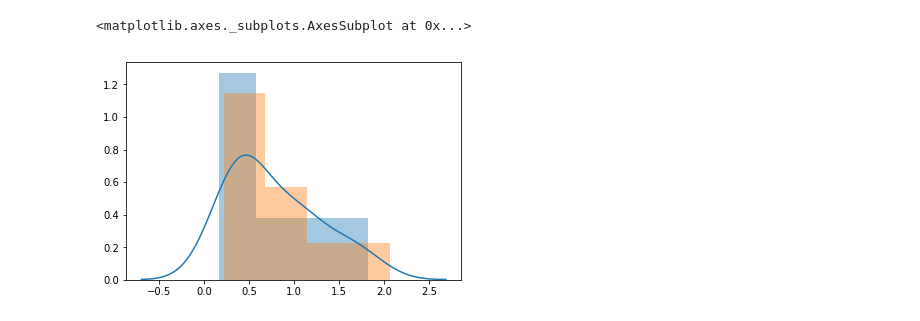
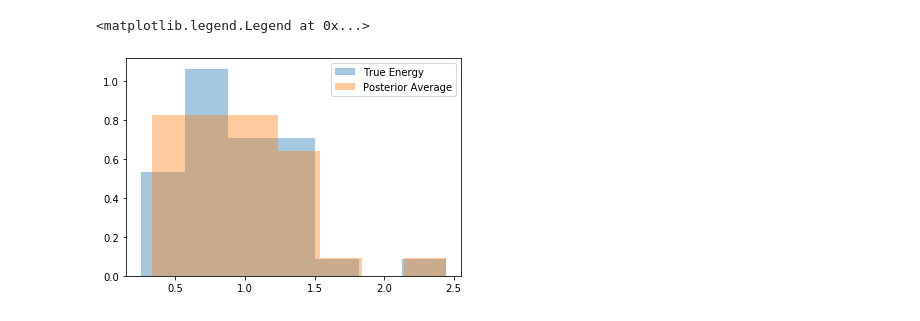
Before and after one commit to specktakel/hierarchical_nu, a Jupyter notebook: sandbox/sampling_bias.ipynb, the cells around one changed output. Cells and saved outputs as stored; diff of their text form; code cells hidden in the pictures.

```diff
--- a/sandbox/sampling_bias.ipynb
+++ b/sandbox/sampling_bias.ipynb
@@ -58,13 +93,0 @@ len(e_true_det)
-# %%
-with pm.Model() as model:
-    alpha = pm.Gamma("alpha", mu=2, sd=1)
-    prior = pm.Pareto("e_true", alpha=alpha, m=1, shape=len(e_reco_sim))
-    logprior = tt.log10(prior)
-    e_reco = pm.Normal("e_reco", mu=logprior, sd=reco_sigma, observed=np.log10(e_reco_sim))
-
-    #prior_undet =
-
-    #pot = pm.Potential("pot", tt.switch(tt.lt(logprior, th), (1-(logprior/th)**3), 0).sum())
-    pot = pm.Potential("pot", tt.switch(tt.lt(logprior, th), tt.log((logprior/th)**3), 0))
-    trace = pm.sample(tune=2000)
-    ppred = pm.sample_prior_predictive()
@@ -83,0 +180,25 @@ np.log10(np.average(trace["e_true"], axis=0)).shape
+# %%
+n_obs = len(e_reco_sim)
+
+with pm.Model() as model:
+    alpha = pm.Uniform("alpha", 2, 3)
+    n_total = pm.Gamma("n_total", mu=1000, sd=500)
+
+    sel_int = selection_integral(alpha, th)
+
+    poisson_rate = sel_int * n_total
+    poisson_l = pm.Poisson.dist(poisson_rate).logp(n_obs)
+
+    e_true_obs = pm.Pareto("e_true_obs", alpha=alpha-1, m=1, shape=n_obs)
+
+    e_reco = pm.Normal("e_reco", mu=e_true_obs, sd=reco_sigma, observed=e_reco_sim)
+    logprior_det = tt.log10(e_true_obs)
+
+    log_det_prob = tt.log(selection_prob(e_true_obs, th))
+    log_undet_prob = tt.log((1-sel_int))*(n_true-len(e_reco_sim))
+
+    det_prob_pot = pm.Potential("det_prob_pot", log_det_prob)
+    undet_prob_pot = pm.Potential("undet_prob_pot", log_undet_prob)
+    poisson_po = pm.Potential("poisson_pot", poisson_l)
+
+    trace = pm.sample(draws=1000, tune=2000, discard_tuned_samples=True, init="auto")
@@ -84,6 +221,7 @@ np.log10(np.average(trace["e_true"], axis=0)).shape
 # %%
-sns.distplot(np.log10(np.average(trace["e_true"], axis=0)))
-sns.distplot(np.log10(e_true_det), kde=False, norm_hist=True)
+sns.distplot(np.log10(np.average(trace["e_true_obs"], axis=0)), kde=False, norm_hist=True, label="True Energy")
+sns.distplot(np.log10(e_true_det), kde=False, norm_hist=True, label="Posterior Average")
+plt.legend()
 # %% [output]
-<matplotlib.axes._subplots.AxesSubplot at 0x...>
+<matplotlib.legend.Legend at 0x...>
-[figure, old version]
+[figure, new version]
```
Also changed, not shown: parts of 26 cells of this notebook.
